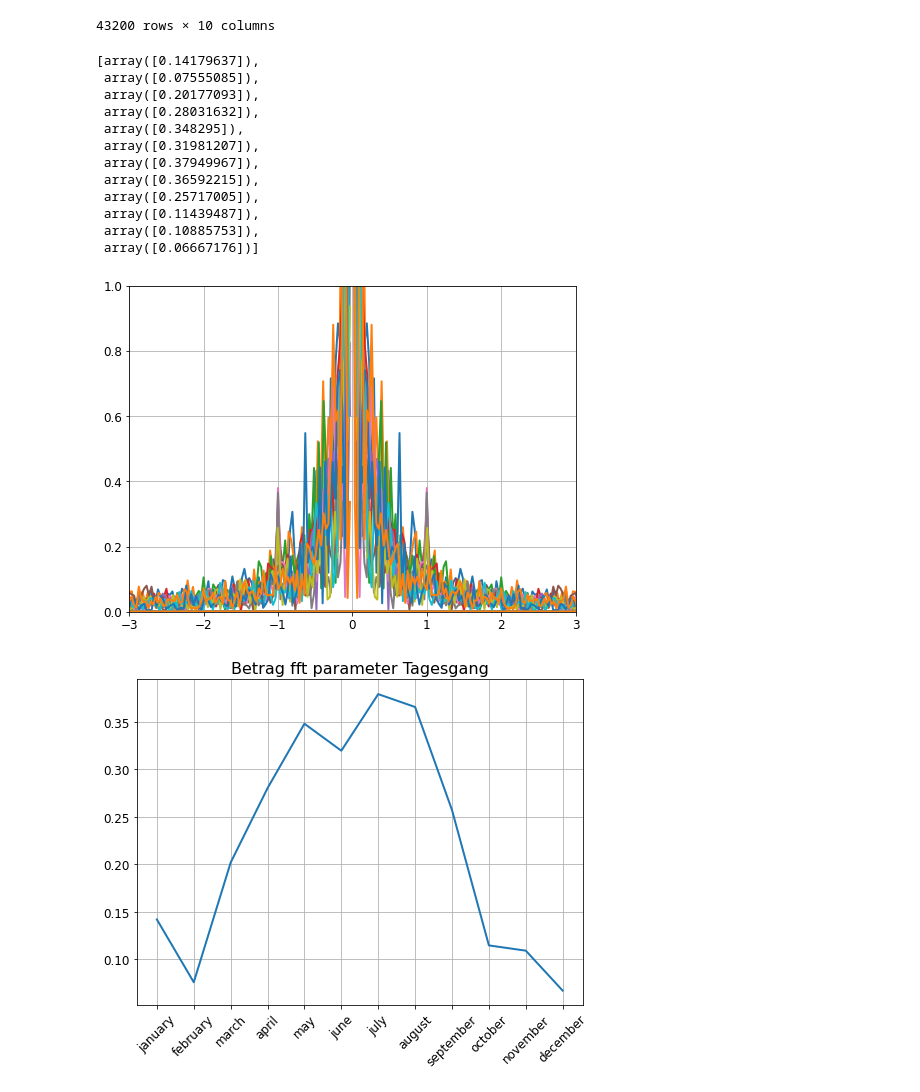
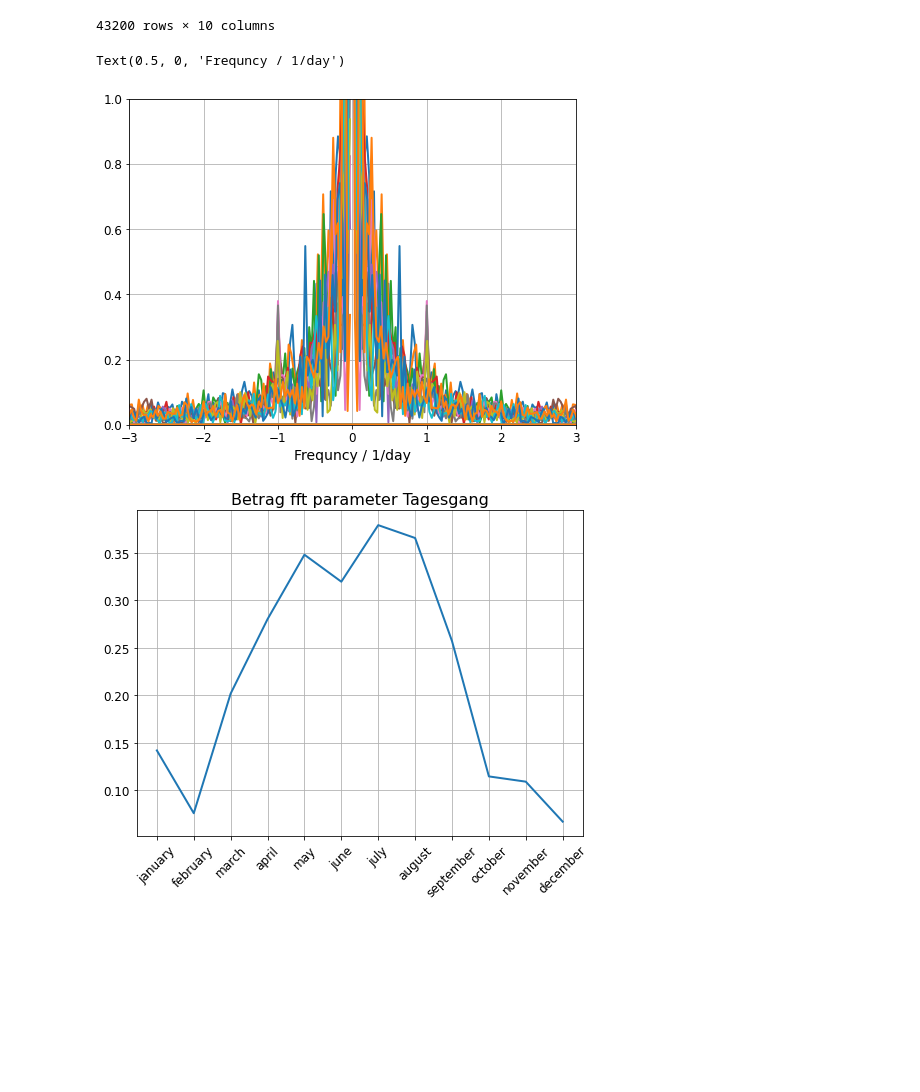
Before and after one commit to LeoausderDose/Praktikum_AWI, a Jupyter notebook: Spitzbergen/data_import_spitzbergen.ipynb, the cells around one changed output. Cells and saved outputs as stored; diff of their text form; code cells hidden in the pictures; blank space fills up the shorter version.

```diff
--- a/Spitzbergen/data_import_spitzbergen.ipynb
+++ b/Spitzbergen/data_import_spitzbergen.ipynb
@@ -102,36 +102,27 @@ Zahlen der NaN-Einträge: 0
 # %%
 tagesgang_grad = []
 
 for i in range(0,12):
     data = dataframes[i]['T2 [°C] (average, Thermometer)'] #- np.mean(dataframes[i]['T2 [°C] (average, Thermometer)'])
 
     fft = np.fft.fft(data)
     t = np.arange(len(data))
     freq = np.fft.fftfreq(t.shape[-1], d = 1/(60*24))
     #print(len(data))
     amplitude = 1/ len(data) * np.abs(fft)
     temp_index = np.where(freq == find_nearest(freq, 1))
     tagesgang_grad.append(amplitude[temp_index])
 
     plt.plot(freq, amplitude)
     # # print(NaNEntries)
     plt.xlim(-3,3)
     plt.ylim(0,1)
-tagesgang_grad
+
+plt.xlabel('Frequency / 1/day')
+plt.ylabel()
 # %% [output]
-[array([0.14179637]),
- array([0.07555085]),
- array([0.20177093]),
- array([0.28031632]),
- array([0.348295]),
- array([0.31981207]),
- array([0.37949967]),
- array([0.36592215]),
- array([0.25717005]),
- array([0.11439487]),
- array([0.10885753]),
- array([0.06667176])]
+Text(0.5, 0, 'Frequncy / 1/day')
-[figure, old version]
+[figure, new version]
 # %%
 month = ['january', 'february', 'march', 'april','may','june', 'july', 'august', 'september', 'october', 'november', 'december']
 plt.plot(np.arange(1,13), tagesgang_grad)
```
Also changed, not shown: 18 other files.
